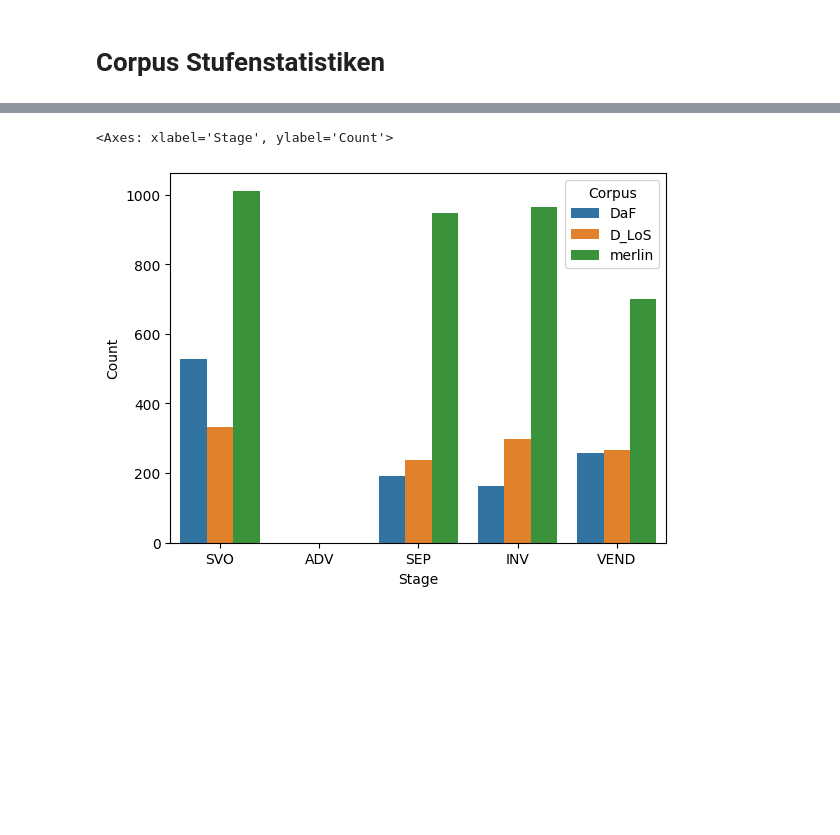
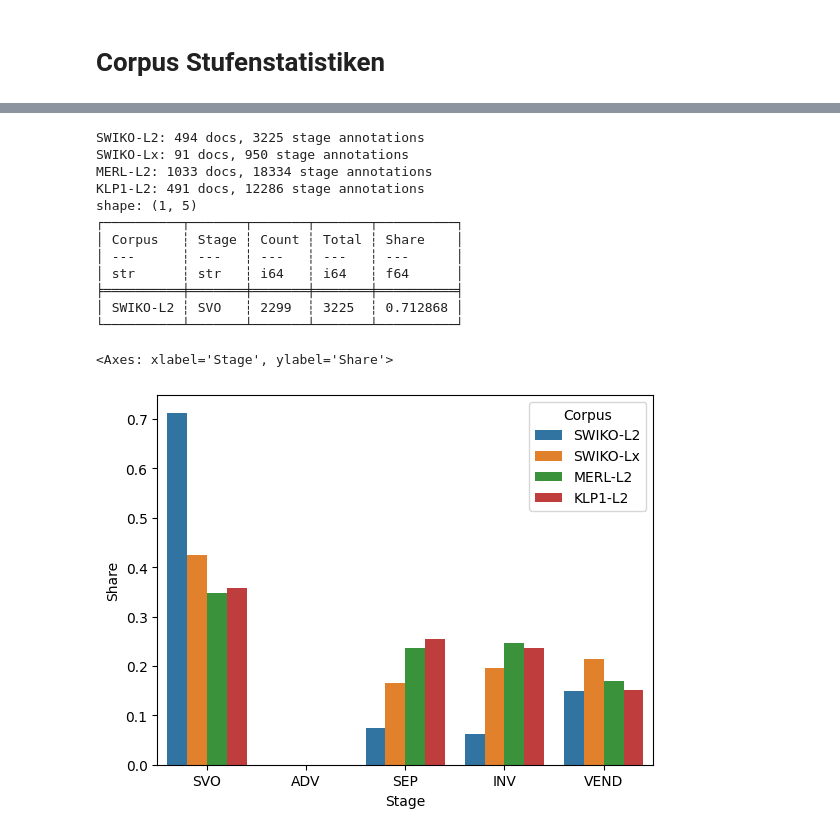
Before and after one commit to dakoda-project/analysis-recipes, a Jupyter notebook: 3-2_Dakoda_Stage_Stats.ipynb, the cells around one changed output, grey strips where cells are left out. Cells and saved outputs as stored; diff of their text form; code cells hidden in the pictures; blank space fills up the shorter version.

```diff
--- a/3-2_Dakoda_Stage_Stats.ipynb
+++ b/3-2_Dakoda_Stage_Stats.ipynb
@@ -10,28 +48,45 @@ import polars as pl
 # %%
-from dakoda.query import annotation, count, eq, view
-
-def count_stages(corpus, stage_value):
-    """ Count documents in the corpus that have at least one annotation with the given stage_value."""
-    q = count(view('learner') & annotation('Stage') & eq(stage_value), 'gt', 0)
-    return len(list(corpus[q]))
-
-wtld = DakodaCorpus("data/swiko_wtld/DaF")
-wtld2 = DakodaCorpus("data/swiko_wtld/D_LoS")
-merlin = DakodaCorpus("data/merlin")
+swikol2 = DakodaCorpus("data/SWIKO-L2")
+swikolx = DakodaCorpus("data/SWIKO-Lx")
+merlin = DakodaCorpus("data/MERL-L2")
+kolipsi = DakodaCorpus("data/KLP1-L2")
 
 rows = []
-for corpus in [wtld, wtld2, merlin]:
-    for stage in ['SVO', 'ADV', 'SEP', 'INV', 'VEND']:
-        rows.append({'Corpus': corpus.name,
-                     'Stage': stage,
-                     'Count': count_stages(corpus, stage)})
+for corpus in [swikol2, swikolx, merlin, kolipsi]:
+    # Count all stage annotations in this corpus
+    result = count_stage_annotations(corpus)
+
+    print(f"{corpus.name}: {result['doc_count']} docs, {result['total']} stage annotations")
+
+    for stage in stage_order:
+        rows.append({
+            'Corpus': corpus.name,
+            'Stage': stage,
+            'Count': result['counts'][stage],
+            'Total': result['total'],
+            'Share': result['counts'][stage] / result['total'] if result['total'] > 0 else 0
+        })
 
 df = pl.DataFrame(rows)
+print(df.head(1))
 
 sns.barplot(data=df,
             x='Stage',
-            y='Count',
-            hue='Corpus')
+            y='Share',
+            hue='Corpus',
+            order=stage_order)
 # %% [output]
-<Axes: xlabel='Stage', ylabel='Count'>
+SWIKO-L2: 494 docs, 3225 stage annotations
+SWIKO-Lx: 91 docs, 950 stage annotations
+MERL-L2: 1033 docs, 18334 stage annotations
+KLP1-L2: 491 docs, 12286 stage annotations
+shape: (1, 5)
+┌──────────┬───────┬───────┬───────┬──────────┐
+│ Corpus   ┆ Stage ┆ Count ┆ Total ┆ Share    │
+│ ---      ┆ ---   ┆ ---   ┆ ---   ┆ ---      │
+│ str      ┆ str   ┆ i64   ┆ i64   ┆ f64      │
+╞══════════╪═══════╪═══════╪═══════╪══════════╡
+│ SWIKO-L2 ┆ SVO   ┆ 2299  ┆ 3225  ┆ 0.712868 │
+└──────────┴───────┴───────┴───────┴──────────┘
+<Axes: xlabel='Stage', ylabel='Share'>
-[figure, old version]
+[figure, new version]
```
Also changed, not shown: parts of 2 cells of this notebook, 8 other files.
